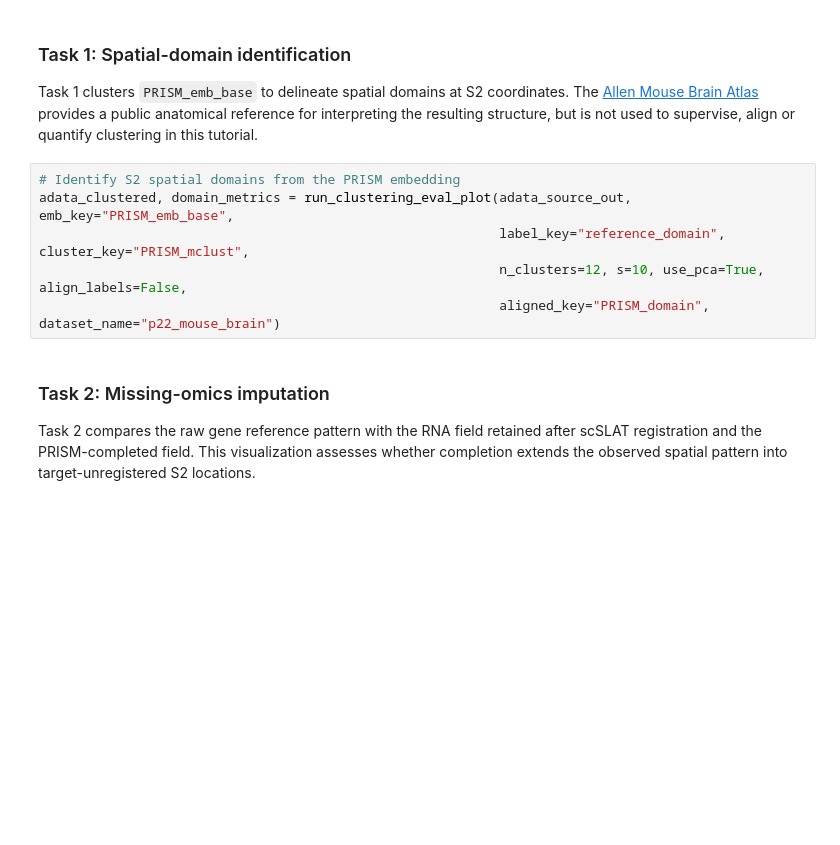
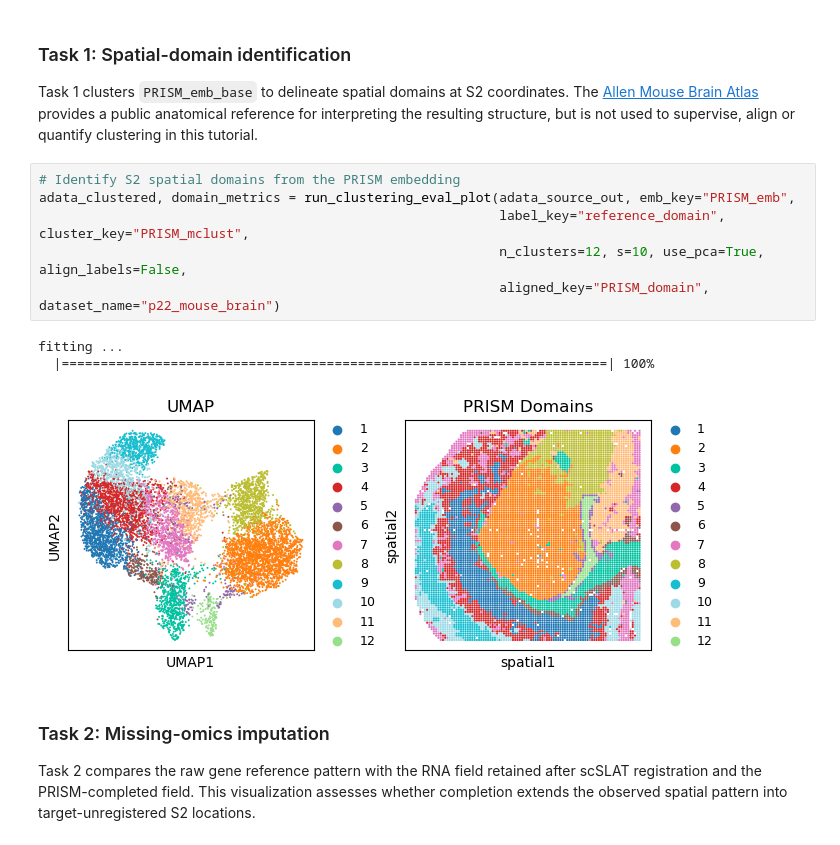
Before and after one commit to musg-create/PRISM_Tutorial, a Jupyter notebook: Tutorial6_2: Application of PRISM to Real Resolution-Induced Incomplete in P22 Mouse Brain.ipynb, the cells around one changed output. Cells and saved outputs as stored; diff of their text form; blank space fills up the shorter version.

```diff
--- a/Tutorial6_2: Application of PRISM to Real Resolution-Induced Incomplete in P22 Mouse Brain.ipynb
+++ b/Tutorial6_2: Application of PRISM to Real Resolution-Induced Incomplete in P22 Mouse Brain.ipynb
@@ -85,10 +137,14 @@ adata_source_out, adata_target_out = PRISM.train_PRISM(adata_source, adata_targe
 Task 1 clusters `PRISM_emb_base` to delineate spatial domains at S2 coordinates. The [Allen Mouse Brain Atlas](https://atlas.brain-map.org/atlas?atlas=1) provides a public anatomical reference for interpreting the resulting structure, but is not used to supervise, align or quantify clustering in this tutorial.
 # %%
 # Identify S2 spatial domains from the PRISM embedding
-adata_clustered, domain_metrics = run_clustering_eval_plot(adata_source_out, emb_key="PRISM_emb_base",
+adata_clustered, domain_metrics = run_clustering_eval_plot(adata_source_out, emb_key="PRISM_emb",
                                                            label_key="reference_domain", cluster_key="PRISM_mclust",
                                                            n_clusters=12, s=10, use_pca=True, align_labels=False,
                                                            aligned_key="PRISM_domain", dataset_name="p22_mouse_brain")
+# %% [output]
+fitting ...
+  |======================================================================| 100%
+[figure, added]
 # %% [markdown]
 ### Task 2: Missing-omics imputation
 
```
Also changed, not shown: parts of 9 cells of this notebook, 14 other files.
